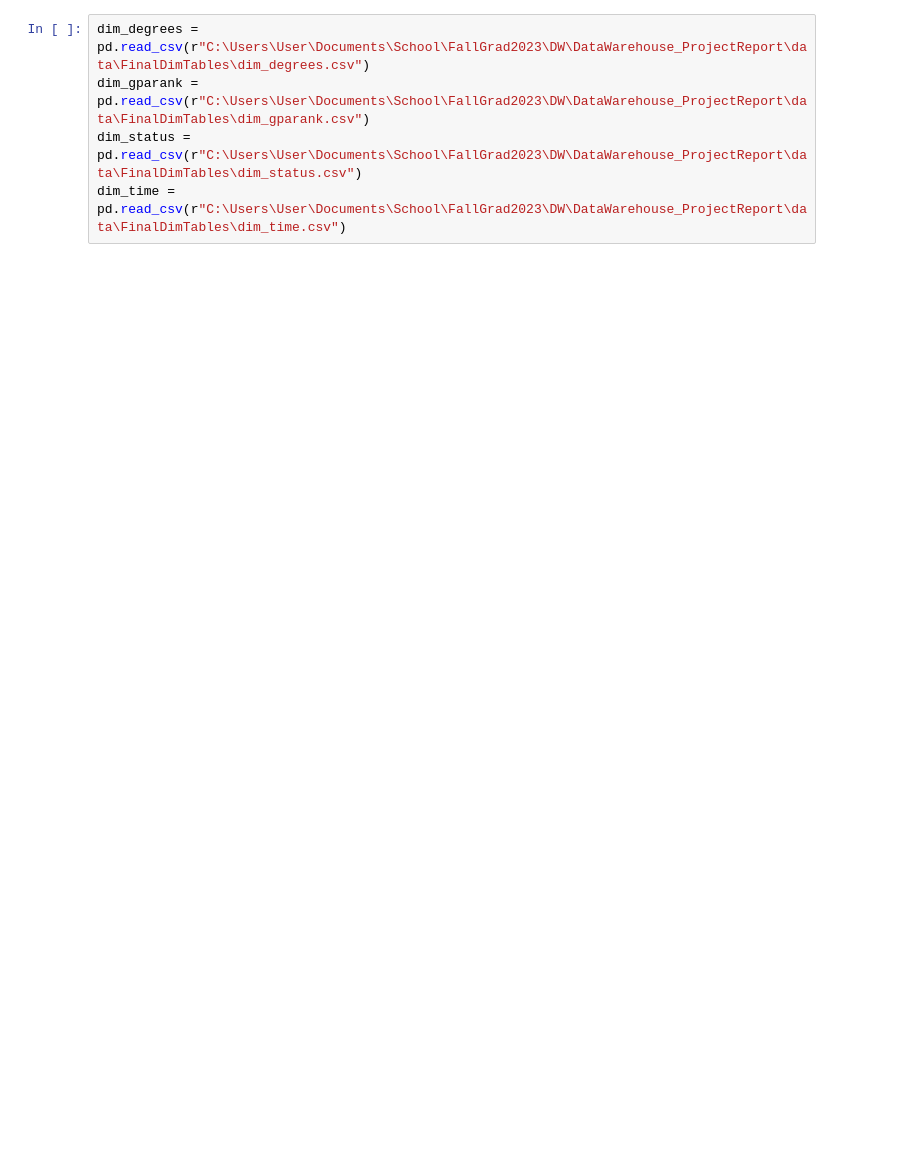
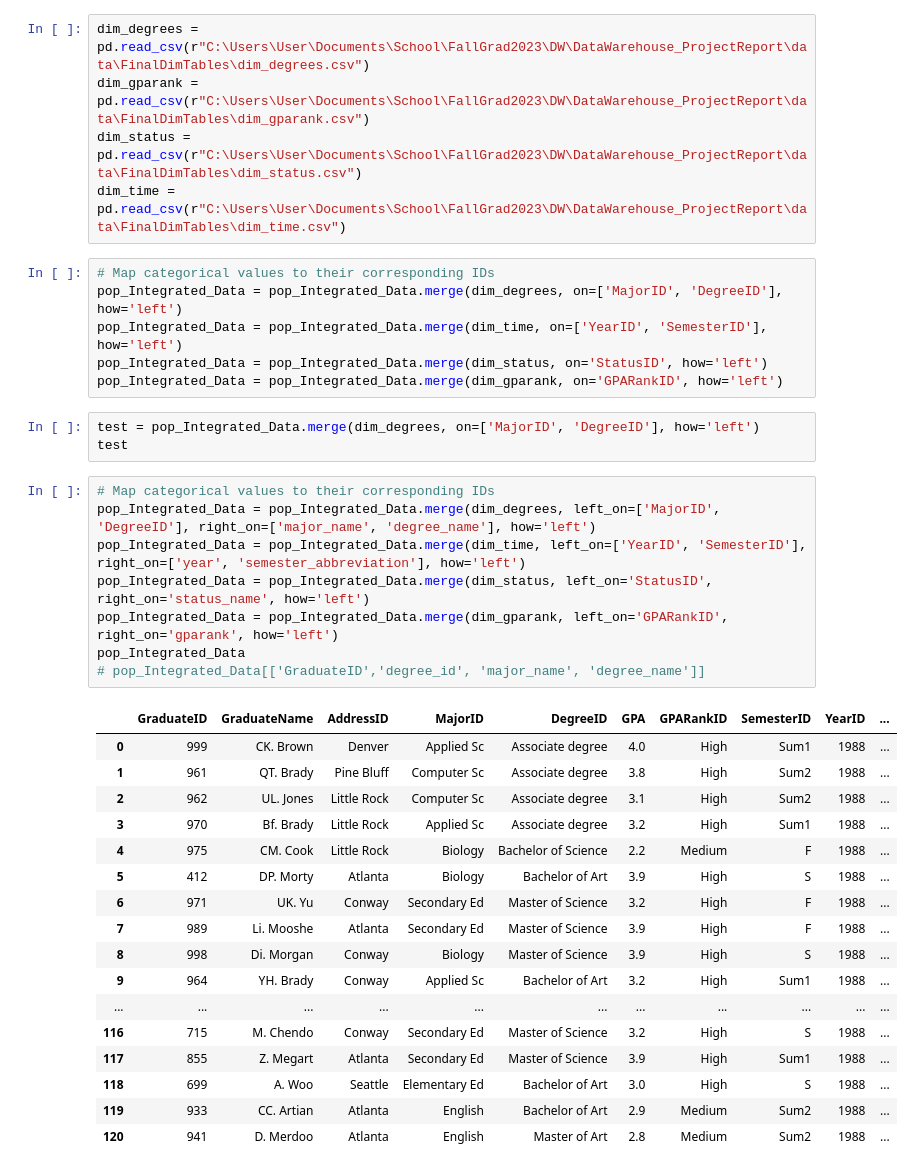
Before and after one commit to JoshuaFarara/DataWarehouse_ProjectReport, a Jupyter notebook: data/FinalDimTables/FactDataPopulate.ipynb, the cells around one changed output. Cells and saved outputs as stored; diff of their text form; blank space fills up the shorter version.

```diff
--- a/data/FinalDimTables/FactDataPopulate.ipynb
+++ b/data/FinalDimTables/FactDataPopulate.ipynb
@@ -27,3 +50,38 @@ dim_degrees = pd.read_csv(r"C:\Users\User\Documents\School\FallGrad2023\DW\DataW
 dim_gparank = pd.read_csv(r"C:\Users\User\Documents\School\FallGrad2023\DW\DataWarehouse_ProjectReport\data\FinalDimTables\dim_gparank.csv")
 dim_status = pd.read_csv(r"C:\Users\User\Documents\School\FallGrad2023\DW\DataWarehouse_ProjectReport\data\FinalDimTables\dim_status.csv")
 dim_time = pd.read_csv(r"C:\Users\User\Documents\School\FallGrad2023\DW\DataWarehouse_ProjectReport\data\FinalDimTables\dim_time.csv")
+# %%
+# Map categorical values to their corresponding IDs
+pop_Integrated_Data = pop_Integrated_Data.merge(dim_degrees, on=['MajorID', 'DegreeID'], how='left')
+pop_Integrated_Data = pop_Integrated_Data.merge(dim_time, on=['YearID', 'SemesterID'], how='left')
+pop_Integrated_Data = pop_Integrated_Data.merge(dim_status, on='StatusID', how='left')
+pop_Integrated_Data = pop_Integrated_Data.merge(dim_gparank, on='GPARankID', how='left')
+# %%
+test = pop_Integrated_Data.merge(dim_degrees, on=['MajorID', 'DegreeID'], how='left')
+test
+# %%
+# Map categorical values to their corresponding IDs
+pop_Integrated_Data = pop_Integrated_Data.merge(dim_degrees, left_on=['MajorID', 'DegreeID'], right_on=['major_name', 'degree_name'], how='left')
+pop_Integrated_Data = pop_Integrated_Data.merge(dim_time, left_on=['YearID', 'SemesterID'], right_on=['year', 'semester_abbreviation'], how='left')
+pop_Integrated_Data = pop_Integrated_Data.merge(dim_status, left_on='StatusID', right_on='status_name', how='left')
+pop_Integrated_Data = pop_Integrated_Data.merge(dim_gparank, left_on='GPARankID', right_on='gparank', how='left')
+pop_Integrated_Data
+# pop_Integrated_Data[['GraduateID','degree_id', 'major_name', 'degree_name']]
+# %% [output]
+|  | GraduateID | GraduateName | AddressID | MajorID | DegreeID | GPA | GPARankID | SemesterID | YearID | ... |
+| 0 | 999 | CK. Brown | Denver | Applied Sc | Associate degree | 4.0 | High | Sum1 | 1988 | ... |
+| 1 | 961 | QT. Brady | Pine Bluff | Computer Sc | Associate degree | 3.8 | High | Sum2 | 1988 | ... |
+| 2 | 962 | UL. Jones | Little Rock | Computer Sc | Associate degree | 3.1 | High | Sum2 | 1988 | ... |
+| 3 | 970 | Bf. Brady | Little Rock | Applied Sc | Associate degree | 3.2 | High | Sum1 | 1988 | ... |
+| 4 | 975 | CM. Cook | Little Rock | Biology | Bachelor of Science | 2.2 | Medium | F | 1988 | ... |
+| 5 | 412 | DP. Morty | Atlanta | Biology | Bachelor of Art | 3.9 | High | S | 1988 | ... |
+| 6 | 971 | UK. Yu | Conway | Secondary Ed | Master of Science | 3.2 | High | F | 1988 | ... |
+| 7 | 989 | Li. Mooshe | Atlanta | Secondary Ed | Master of Science | 3.9 | High | F | 1988 | ... |
+| 8 | 998 | Di. Morgan | Conway | Biology | Master of Science | 3.9 | High | S | 1988 | ... |
+| 9 | 964 | YH. Brady | Conway | Applied Sc | Bachelor of Art | 3.2 | High | Sum1 | 1988 | ... |
+| ... | ... | ... | ... | ... | ... | ... | ... | ... | ... | ... |
+| 116 | 715 | M. Chendo | Conway | Secondary Ed | Master of Science | 3.2 | High | S | 1988 | ... |
+| 117 | 855 | Z. Megart | Atlanta | Secondary Ed | Master of Science | 3.9 | High | Sum1 | 1988 | ... |
+| 118 | 699 | A. Woo | Seattle | Elementary Ed | Bachelor of Art | 3.0 | High | S | 1988 | ... |
+| 119 | 933 | CC. Artian | Atlanta | English | Bachelor of Art | 2.9 | Medium | Sum2 | 1988 | ... |
+| 120 | 941 | D. Merdoo | Atlanta | English | Master of Art | 2.8 | Medium | Sum2 | 1988 | ... |
```
Also changed, not shown: parts of 7 cells of this notebook, 17 other files.
